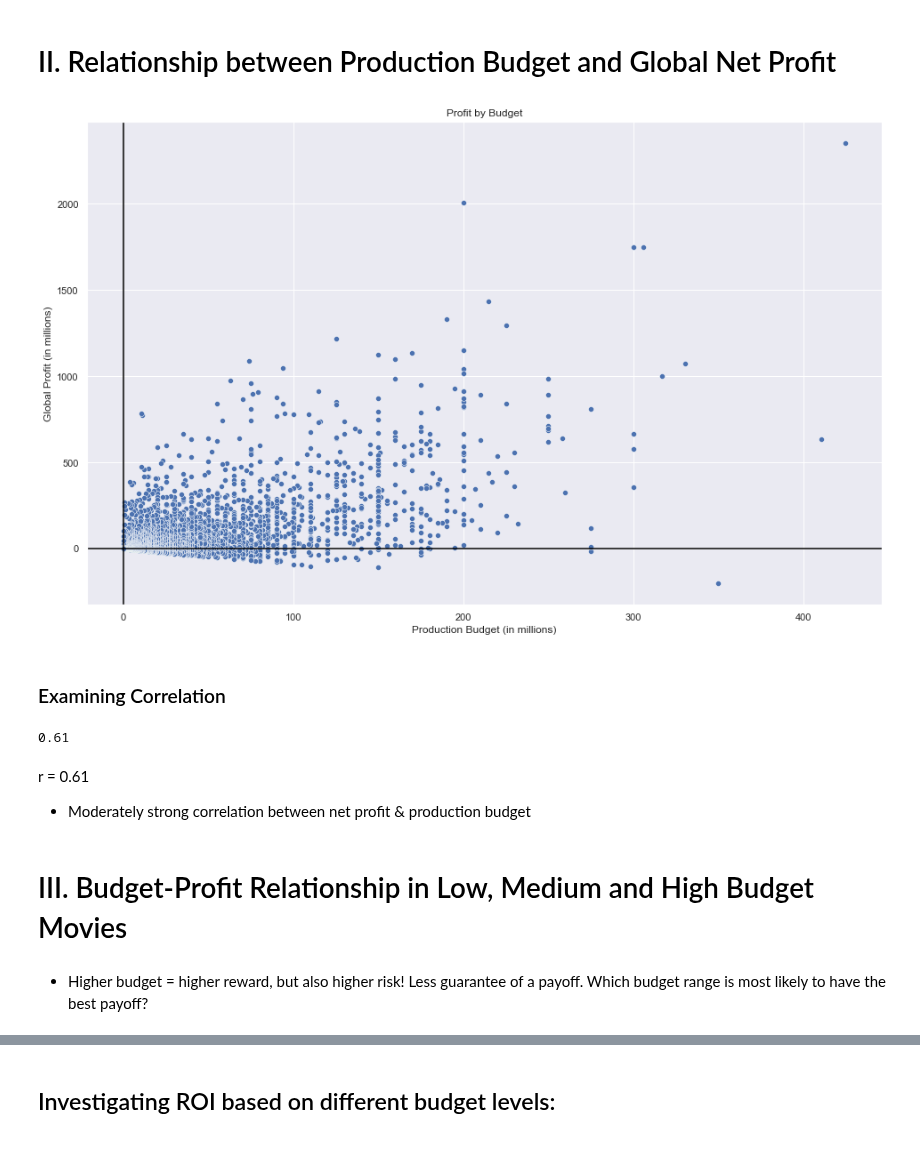
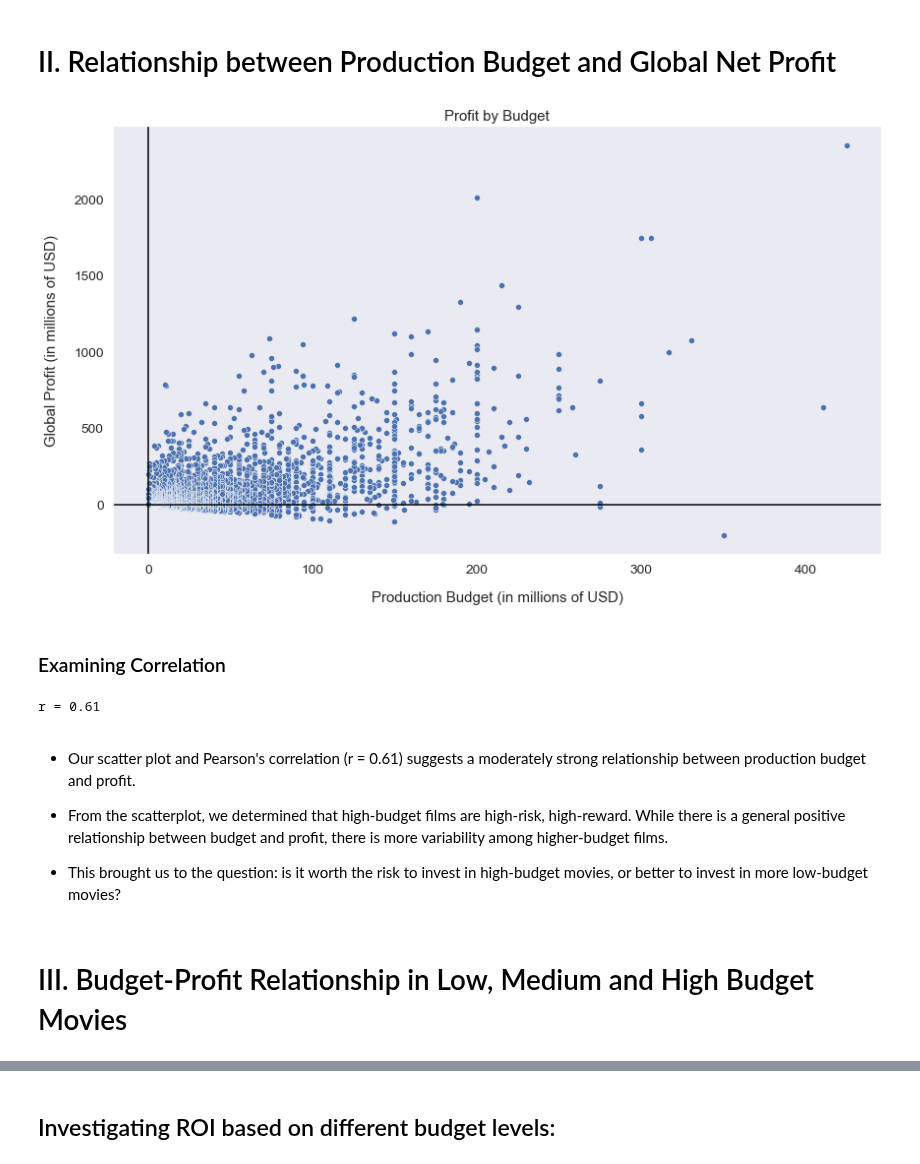
Before and after one commit to fetterollie/Microsoft-Movie-Analysis, a Jupyter notebook: roshni_exploratory.ipynb, the cells around one changed output, grey strips where cells are left out. Drawn from its saved outputs; the diff is of its cells as text; code cells hidden in the pictures.

Commit message:
cleaning final products

```diff
--- a/roshni_exploratory.ipynb
+++ b/roshni_exploratory.ipynb
@@ -25,20 +25,17 @@ tn_df = pd.read_csv('zippedData/tn.movie_budgets.csv.gz', parse_dates=['release_
 ## 2. Remove unnecessary column (ID)
 # %%
 tn_df = tn_df.drop('id', axis=1)
+tn_df = tn_df.drop('domestic_gross', axis = 1)
 # %% [markdown]
 ## 3. Convert Number Variables to Int type
 # %%
 tn_df['production_budget'].replace(',','', regex=True, inplace=True)
 tn_df['production_budget'] = tn_df['production_budget'].map(lambda x: x.replace('$',''))
-
-tn_df['domestic_gross'].replace(',','', regex=True, inplace=True)
-tn_df['domestic_gross'] = tn_df['domestic_gross'].map(lambda x: x.replace('$',''))
 
 tn_df['worldwide_gross'].replace(',','', regex=True, inplace=True)
 tn_df['worldwide_gross'] = tn_df['worldwide_gross'].map(lambda x: x.replace('$',''))
 
 tn_df['production_budget'] = tn_df['production_budget'].astype(int)
-tn_df['domestic_gross'] = tn_df['domestic_gross'].astype(int)
 tn_df['worldwide_gross'] = tn_df['worldwide_gross'].astype(int)
 
 tn_df
@@ -111,39 +108,39 @@ tn_df
 # %%
 tn_df['budget_mils'] = tn_df['production_budget'] / 1000000
 tn_df['profit_mils'] = tn_df['net_profit']/1000000
-tn_df['domestic_gross_mils'] = tn_df['domestic_gross']/1000000
 tn_df['worldwide_gross_mils'] = tn_df['worldwide_gross']/1000000
 # %% [markdown]
 # II. Relationship between Production Budget and Global Net Profit
 # %%
-sns.set(rc={'figure.figsize':(16,10)})
+sns.set_theme(context='notebook', style='dark', palette='deep', font='sans-serif', font_scale=1.25, color_codes=True, rc={'figure.figsize':(14,8)})
+
 plot = sns.scatterplot(x='budget_mils', y='profit_mils', data=tn_df)
 plt.axvline(0, color='black')
 plt.axhline(0, color='black')
 
 plot.set_title('Profit by Budget')
-plot.set_xlabel('Production Budget (in millions)')
-plot.set_ylabel('Global Profit (in millions)');
+plot.set_xlabel('Production Budget (in millions of USD)', rotation=0, labelpad=15)
+plot.set_ylabel('Global Profit (in millions of USD)', rotation=90, labelpad=15);
 
 plt.show()
 # %% [output]
-[figure, old version]
+[figure, new version]
 # %% [markdown]
 ### Examining Correlation
 # %%
 r_budget_profit = tn_df.corr()['production_budget']['net_profit']
 
-round(r_budget_profit, 2)
+print("r = " + str(round(r_budget_profit, 2)))
 # %% [output]
-0.61
+r = 0.61
-# %% [markdown]
-r = 0.61
-
-- Moderately strong correlation between net profit & production budget
+# %% [markdown]
+- Our scatter plot and Pearson's correlation (r = 0.61) suggests a moderately strong relationship between production budget and profit.
+
+- From the scatterplot, we determined that high-budget films are high-risk, high-reward. While there is a general positive relationship between budget and profit, there is more variability among higher-budget films.
+
+- This brought us to the question: is it worth the risk to invest in high-budget movies, or better to invest in more low-budget movies?
 # %% [markdown]
 # III. Budget-Profit Relationship in Low, Medium and High Budget Movies
-# %% [markdown]
-- Higher budget = higher reward, but also higher risk! Less guarantee of a payoff. Which budget range is most likely to have the best payoff?
 # %% [markdown]
 - Economic researchers define "low" "medium" and "high" budget movies in Hollywood as the following (Kuehn & Lampe, 2021; https://papers.ssrn.com/sol3/papers.cfm?abstract_id=3751648):
   - Low = 0 - 20 mil,
```
Also changed, not shown: parts of 15 cells of this notebook.
